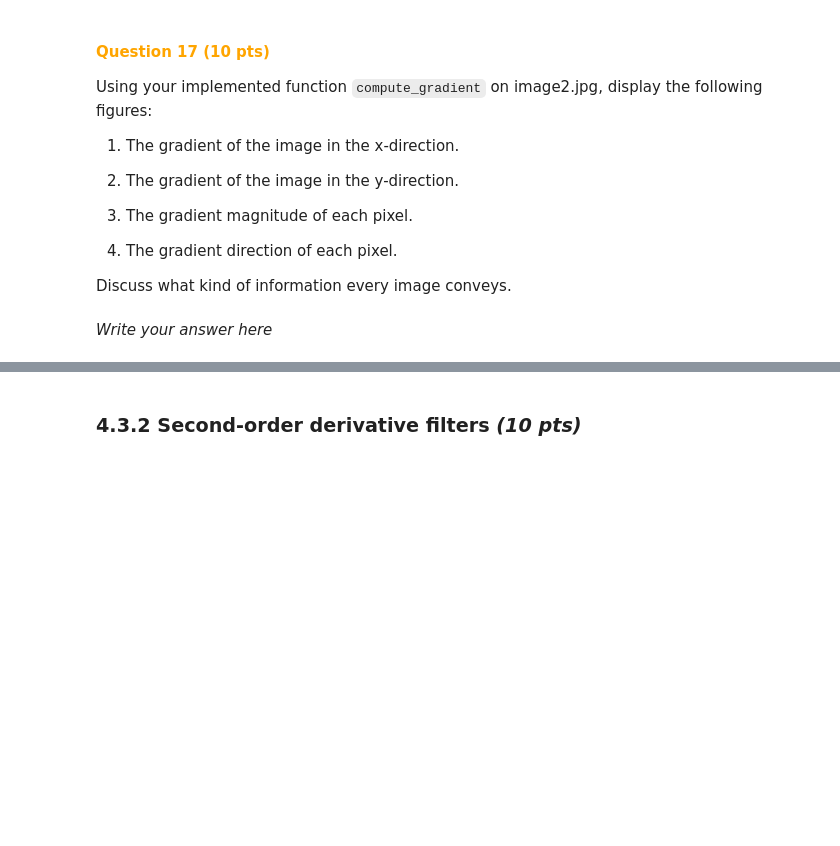
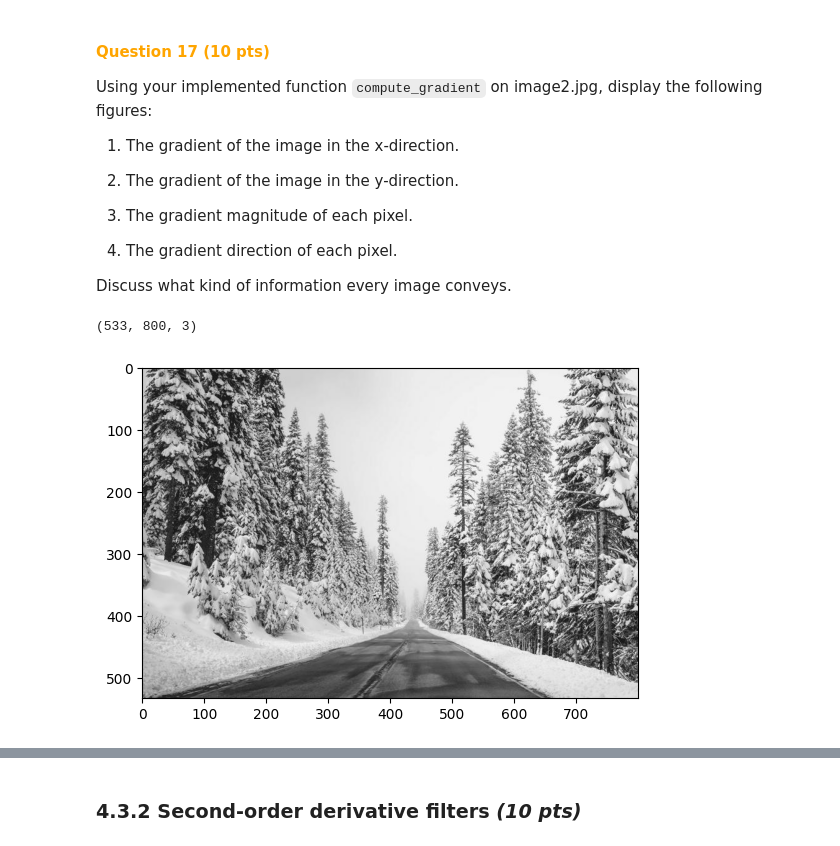
Before and after one commit to krijnD/CV_labs, a Jupyter notebook: Lab2/CV1_Lab2.ipynb, the cells around one changed output, grey strips where cells are left out. Cells and saved outputs as stored; diff of their text form; code cells hidden in the pictures; blank space fills up the shorter version.

```diff
--- a/Lab2/CV1_Lab2.ipynb
+++ b/Lab2/CV1_Lab2.ipynb
@@ -794,5 +796,9 @@ Using your implemented function `compute_gradient` on image2.jpg, display the fo
 Discuss what kind of information every image conveys.
 # %%
 # TODO: YOUR CODE HERE
+image2 = cv2.imread("sample_data\\image2.jpg")
+plt.imshow(image2)
+print(image2.shape)
+# %% [output]
+(533, 800, 3)
+[figure, added]
-# %% [markdown]
-*Write your answer here*
```
Also changed, not shown: parts of 4 cells of this notebook.
